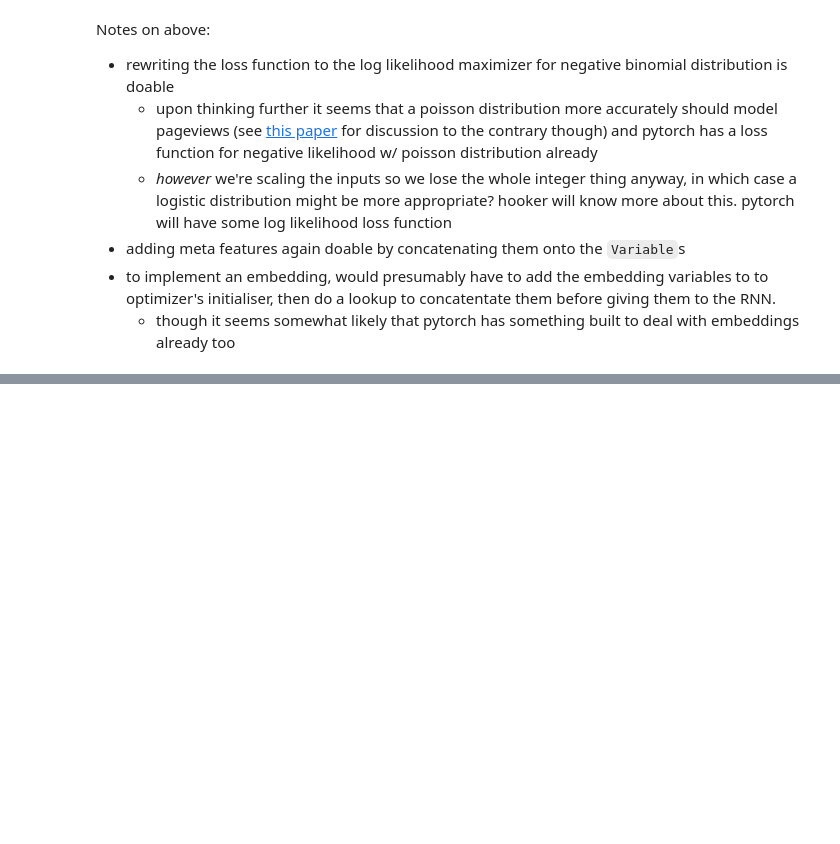
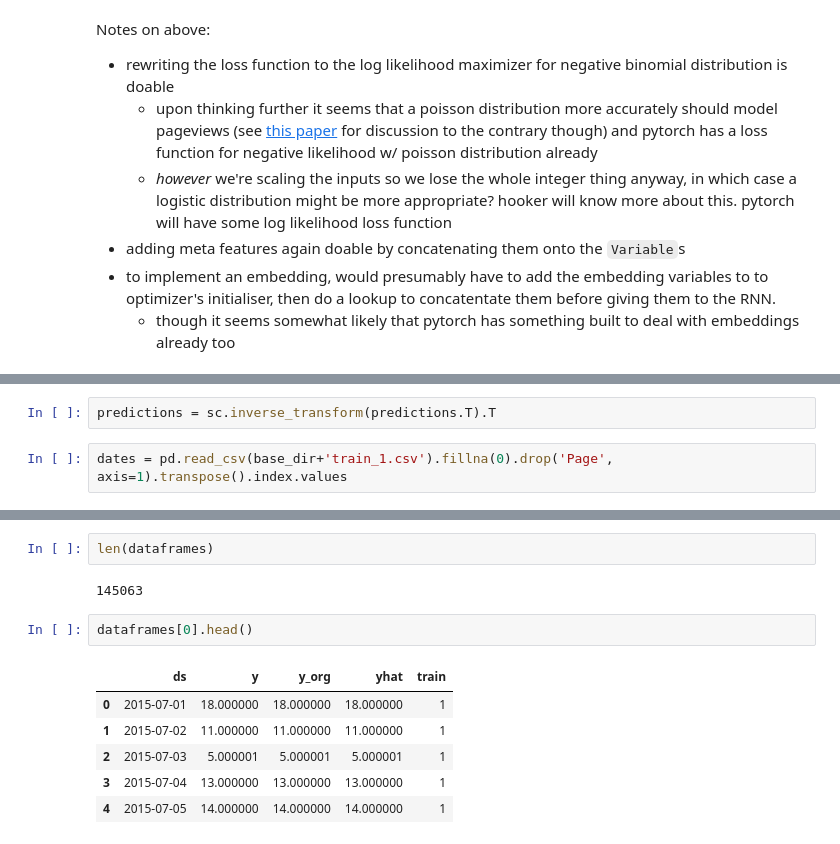
Before and after one commit to DBCerigo/kaggle-wiki, a Jupyter notebook: ali/pytorch-rnn.ipynb, the cells around one changed output, grey strips where cells are left out. Cells and saved outputs as stored; diff of their text form; blank space fills up the shorter version.

```diff
--- a/ali/pytorch-rnn.ipynb
+++ b/ali/pytorch-rnn.ipynb
@@ -229,0 +358,4 @@ RuntimeError: cuda runtime error (2) : out of memory at /opt/conda/conda-bld/pyt
+# %%
+predictions = sc.inverse_transform(predictions.T).T
+# %%
+dates = pd.read_csv(base_dir+'train_1.csv').fillna(0).drop('Page', axis=1).transpose().index.values
@@ -229,0 +394,13 @@ RuntimeError: cuda runtime error (2) : out of memory at /opt/conda/conda-bld/pyt
+# %%
+len(dataframes)
+# %% [output]
+145063
+# %%
+dataframes[0].head()
+# %% [output]
+|  | ds | y | y_org | yhat | train |
+| 0 | 2015-07-01 | 18.000000 | 18.000000 | 18.000000 | 1 |
+| 1 | 2015-07-02 | 11.000000 | 11.000000 | 11.000000 | 1 |
+| 2 | 2015-07-03 | 5.000001 | 5.000001 | 5.000001 | 1 |
+| 3 | 2015-07-04 | 13.000000 | 13.000000 | 13.000000 | 1 |
+| 4 | 2015-07-05 | 14.000000 | 14.000000 | 14.000000 | 1 |
```
Also changed, not shown: parts of 50 cells of this notebook.
